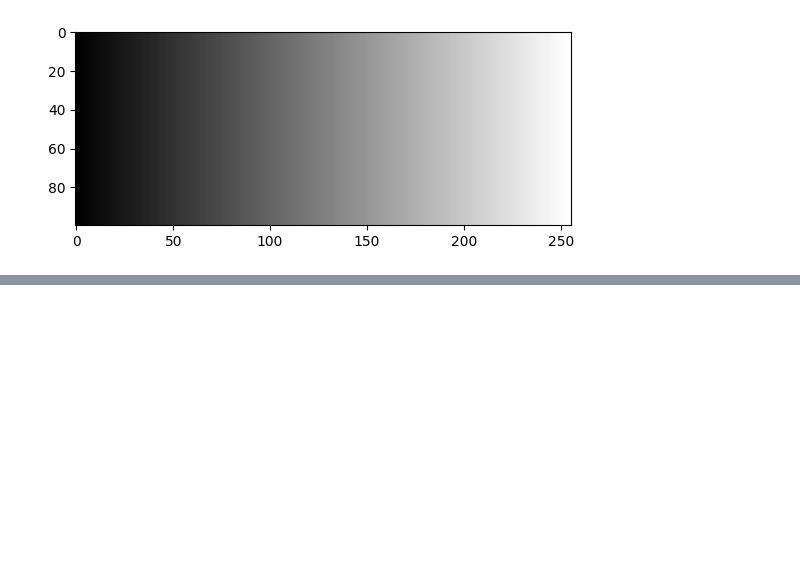
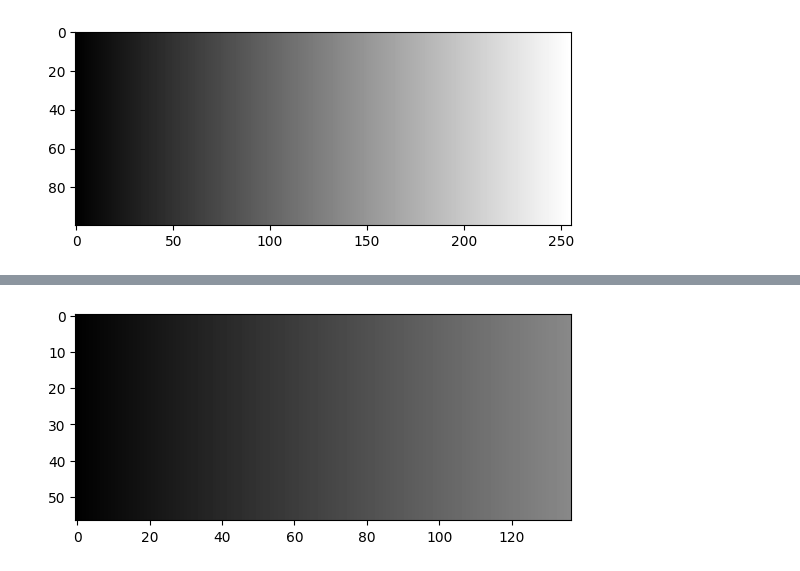
Before and after one commit to Nimira43/Computer-Vision, a Jupyter notebook: 01_grayscale_spectrum.ipynb, the cells around one changed output, grey strips where cells are left out. Cells and saved outputs as stored; diff of their text form; code cells hidden in the pictures; blank space fills up the shorter version.

```diff
--- a/01_grayscale_spectrum.ipynb
+++ b/01_grayscale_spectrum.ipynb
@@ -84,0 +112,8 @@ plt.imshow(im, cmap='gray')
+# %%
+arr = np.arange(137)
+arr = arr[np.newaxis,:]
+arr = np.repeat(arr, 57, axis=0)
+plt.imshow(arr, cmap='gray', vmin=0, vmax=255)
+plt.show()
+# %% [output]
+[figure, added]
```
Also changed, not shown: parts of 5 cells of this notebook.
